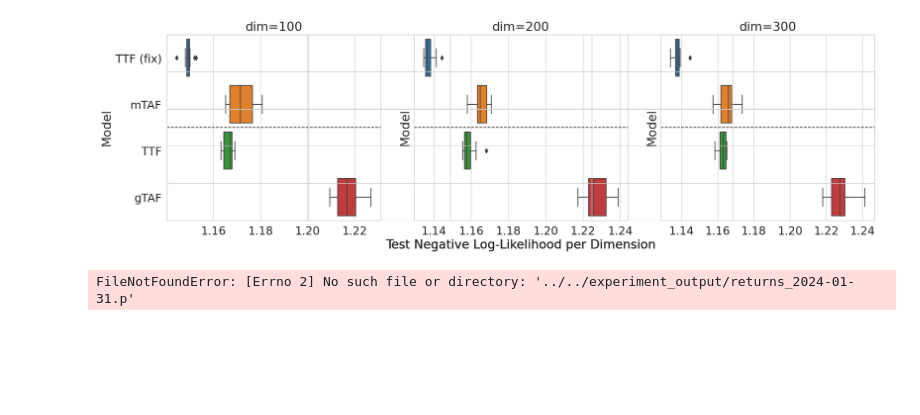
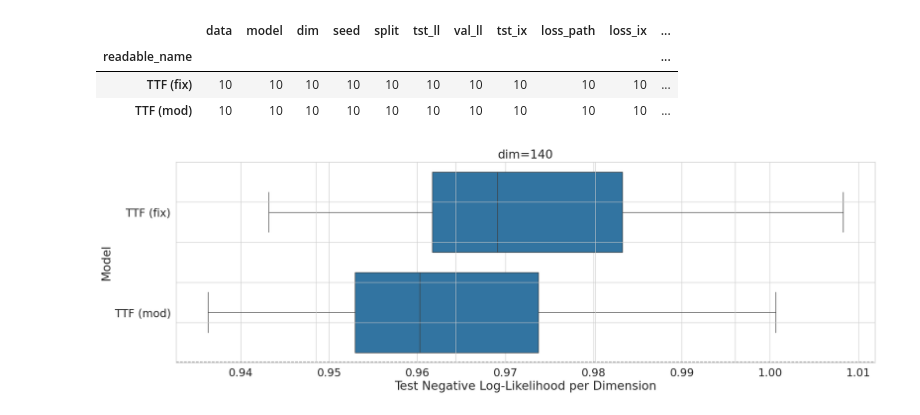
Before and after one commit to Lukas2412/tailnflows, a Jupyter notebook: experiments/density_estimation_real_data/results_analysis.ipynb, the cells around one changed output. Cells and saved outputs as stored; diff of their text form; code cells hidden in the pictures; blank space fills up the shorter version.

```diff
--- a/experiments/density_estimation_real_data/results_analysis.ipynb
+++ b/experiments/density_estimation_real_data/results_analysis.ipynb
@@ -114,5 +146,0 @@ for label, runs in ttf_runs.items():
-# %%
-import pickle
-tail_path = '/home/th17628/tailnflows/rough_work/climdex_tails.pkl'
-with open(tail_path, 'rb') as f:
-    marginal_dfs = pickle.load(f)
@@ -184,0 +163,4 @@ KeyError: 'readable_name'
+# %%
+# Add test NLL/dim as column
+df['test_neg_ll_per_dim'] = df['tst_ll'] / df['dim']
+df.head()
@@ -185,35 +175,55 @@ KeyError: 'readable_name'
+# %%
+# Add a readable_name column
+name_map = {
+    # 'ttf': 'TTF',
+    'ttf_fix': 'TTF (fix)',
+    'ttf_mod': 'TTF (mod)',
+    # 'mtaf': 'mTAF',
+    # 'gtaf': 'gTAF',
+}
+df['readable_name'] = df['model'].apply(lambda x: name_map.get(x, x))
+
+# # Count non-NA cells for each column
+df.groupby('readable_name').count()
+# %% [output]
+|  | data | model | dim | seed | split | tst_ll | val_ll | tst_ix | loss_path | loss_ix | ... |
+| readable_name |  |  |  |  |  |  |  |  |  |  | ... |
+| TTF (fix) | 10 | 10 | 10 | 10 | 10 | 10 | 10 | 10 | 10 | 10 | ... |
+| TTF (mod) | 10 | 10 | 10 | 10 | 10 | 10 | 10 | 10 | 10 | 10 | ... |
 # %%
-target_dims = [100, 200, 300]
+# Plot test nll per dimension for experiment data of specified dimensionality
+
+target_dims = [140] # our sp500 is 140-dimensional
 fig, axarr = plt.subplots(1, len(target_dims), figsize=(18, 6), tight_layout=True, sharey=True)
 if len(target_dims) == 1:
   axarr = [axarr]
 
 sns.set_style("whitegrid")
 sns.set_context("paper", font_scale=2.)
 
 for i, dim in enumerate(target_dims):
   j = 1
 
   wanted_data = df[df['dim'] == dim]
 
   sns.boxplot(
       data=wanted_data,
       x='test_neg_ll_per_dim',
       y='readable_name',
-      order=['TTF (fix)', 'mTAF', 'TTF', 'gTAF'],
+      order=name_map.values(),
       orient='h',
       ax=axarr[i],
   )
 
   axarr[i].axhline(1.5, linestyle='--', c='black')
   axarr[i].set_title(f'dim={dim}')
   axarr[i].set_xlabel('')
   axarr[i].set_ylabel('Model')
 
   fig.add_subplot(111, frameon=False)
   plt.xlabel('Test Negative Log-Likelihood per Dimension')
   plt.tick_params(labelcolor='none', which='both', top=False, bottom=False, left=False, right=False)
   plt.tight_layout()
-  plt.savefig(f"./real_sp500.png")
+  # plt.savefig(f"./real_sp500.png")
 # %% [output]
-[figure, old version]
+[figure, new version]
@@ -229,15 +229,0 @@ df = pd.DataFrame(proc_data)
-# %%
-rd_path =  f'../../experiment_output/returns_2024-01-31.p'
-rd_path2 =  f'../../experiment_output/returns_2024-02-08.p'
-
-raw_data = pickle.load( open(rd_path, "rb" ) )
-raw_data2 = pickle.load( open(rd_path2, "rb" ) )
-
-raw_data['TTF_m_fix_new'] = raw_data2['TTF_m_fix']
-raw_data['TTF_m_stable'] = raw_data2['TTF_m_stable']
-raw_data['TTF_m_affine_stable'] = raw_data2['TTF_m_affine_stable_longer+']
-raw_data['TTF_m_affine_fix'] = raw_data2['TTF_m_affine_fixed_longer+']
-raw_data['TTF_m_affine_stable_new'] = raw_data2['TTF_m_affine_stable__new']
-raw_data['TTF_m_affine_fix_new'] = raw_data2['TTF_m_affine_fixed_new']
-# %% [output]
-FileNotFoundError: [Errno 2] No such file or directory: '../../experiment_output/returns_2024-01-31.p'
```
Also changed, not shown: parts of 12 cells of this notebook.
